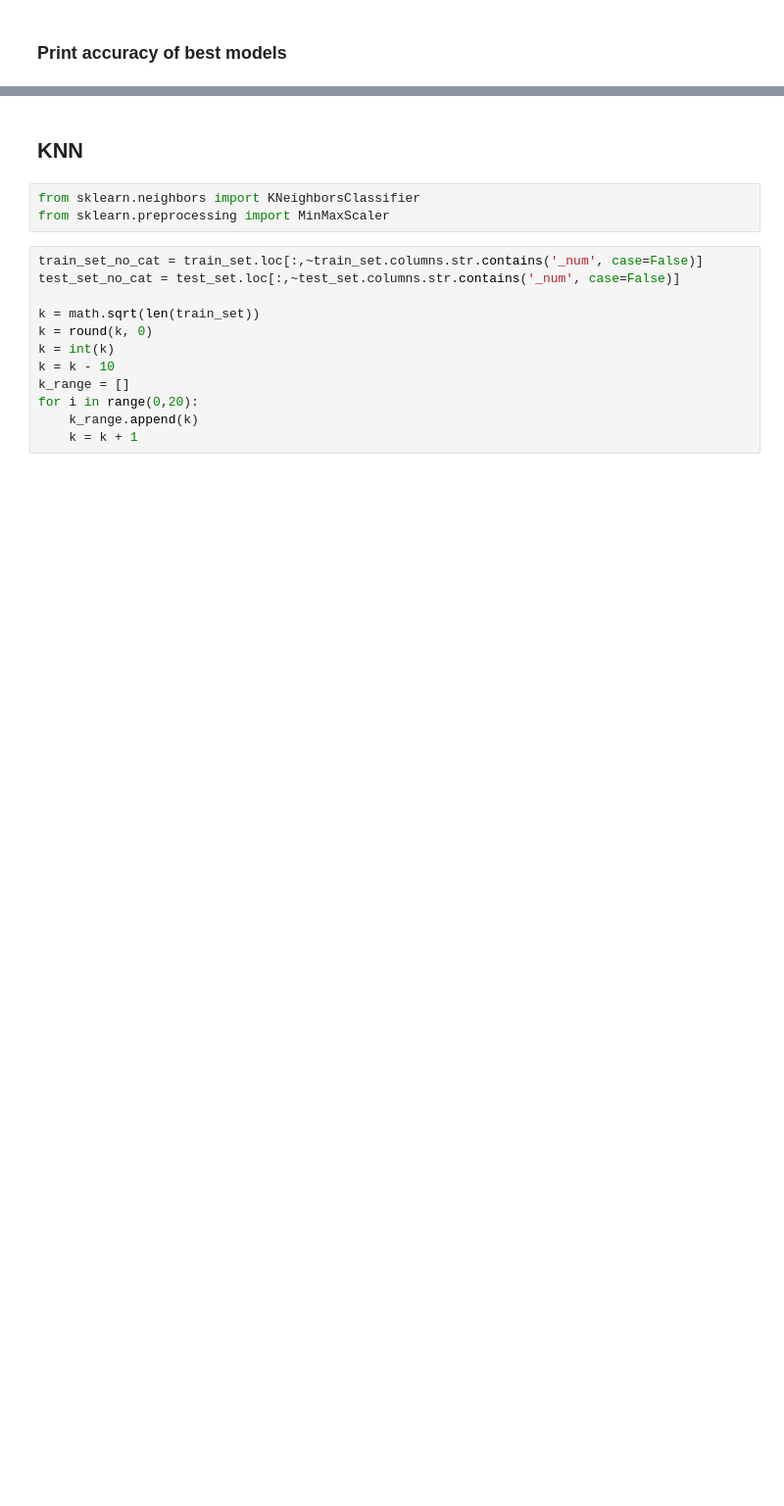
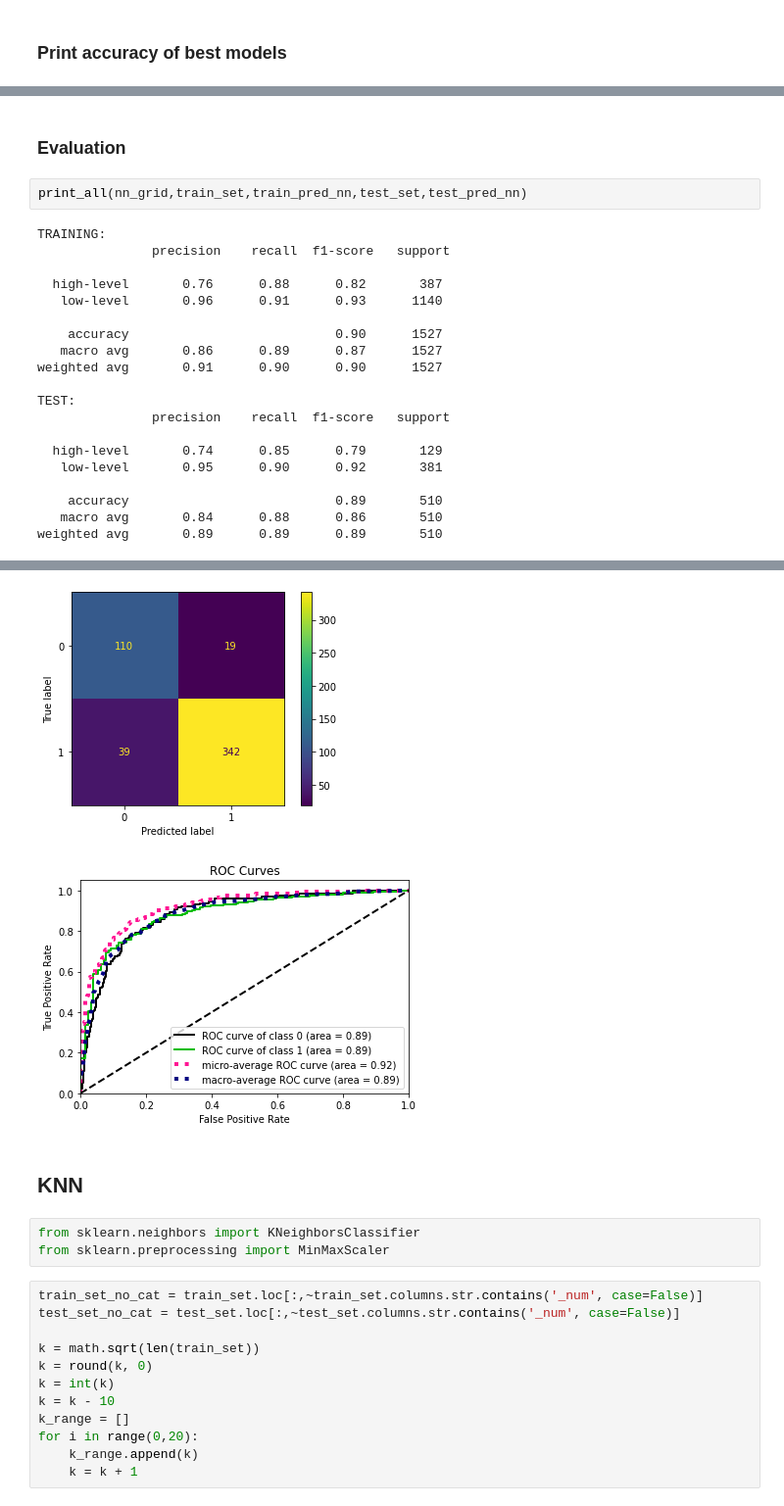
Before and after one commit to OrnelaDanushi/DM-project21, a Jupyter notebook: Task3/Classification.ipynb, the cells around one changed output, grey strips where cells are left out. Shown at 98% size. Saved outputs shown, nothing was run; the diff lists cells and outputs as text; blank space fills up the shorter version.

```diff
--- a/Task3/Classification.ipynb
+++ b/Task3/Classification.ipynb
@@ -703,0 +675,24 @@ plt.show()
+# %% [markdown]
+### Evaluation
+# %%
+print_all(nn_grid,train_set,train_pred_nn,test_set,test_pred_nn)
+# %% [output]
+TRAINING:
+               precision    recall  f1-score   support
+
+  high-level       0.76      0.88      0.82       387
+   low-level       0.96      0.91      0.93      1140
+
+    accuracy                           0.90      1527
+   macro avg       0.86      0.89      0.87      1527
+weighted avg       0.91      0.90      0.90      1527
+
+TEST:
+               precision    recall  f1-score   support
+
+  high-level       0.74      0.85      0.79       129
+   low-level       0.95      0.90      0.92       381
+
+    accuracy                           0.89       510
+   macro avg       0.84      0.88      0.86       510
+weighted avg       0.89      0.89      0.89       510
@@ -704,3 +700,5 @@ plt.show()
+[figure, added]
+[figure, added]
 # %% [markdown]
 ## KNN
 # %%
```
Also changed, not shown: parts of 60 cells of this notebook.
